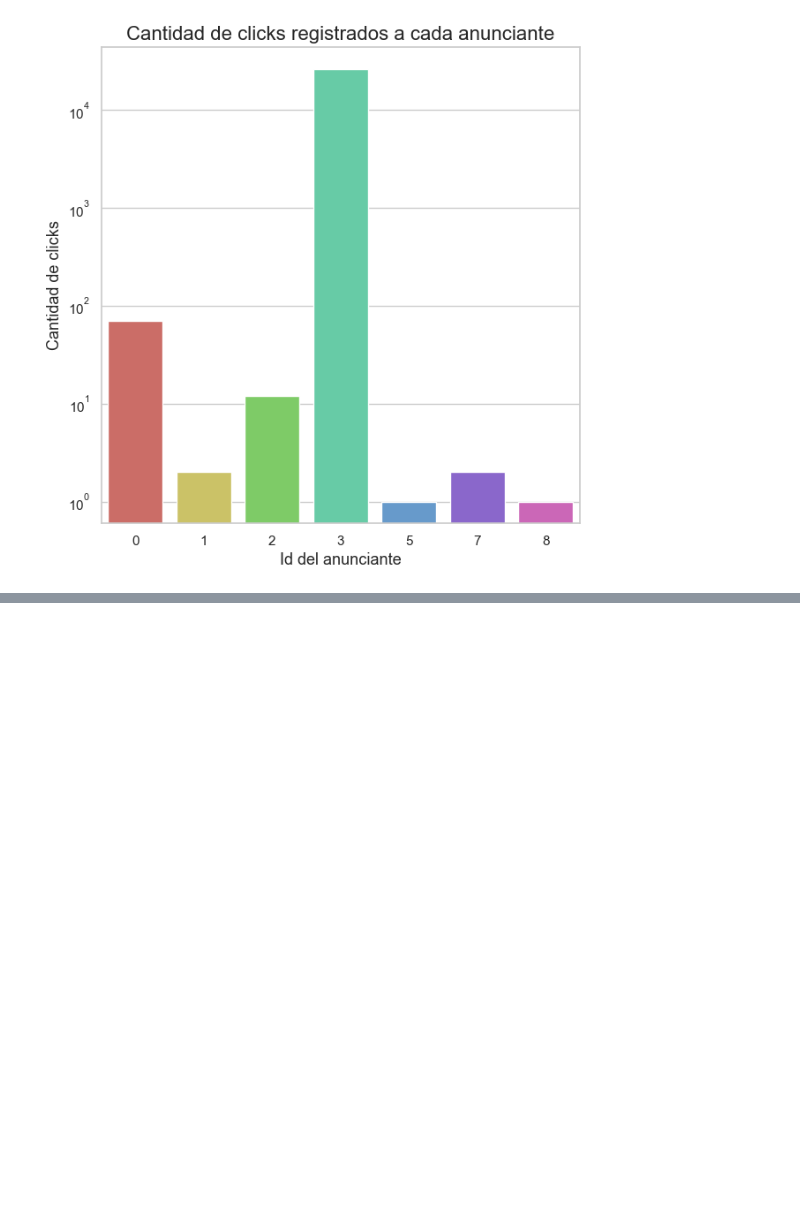
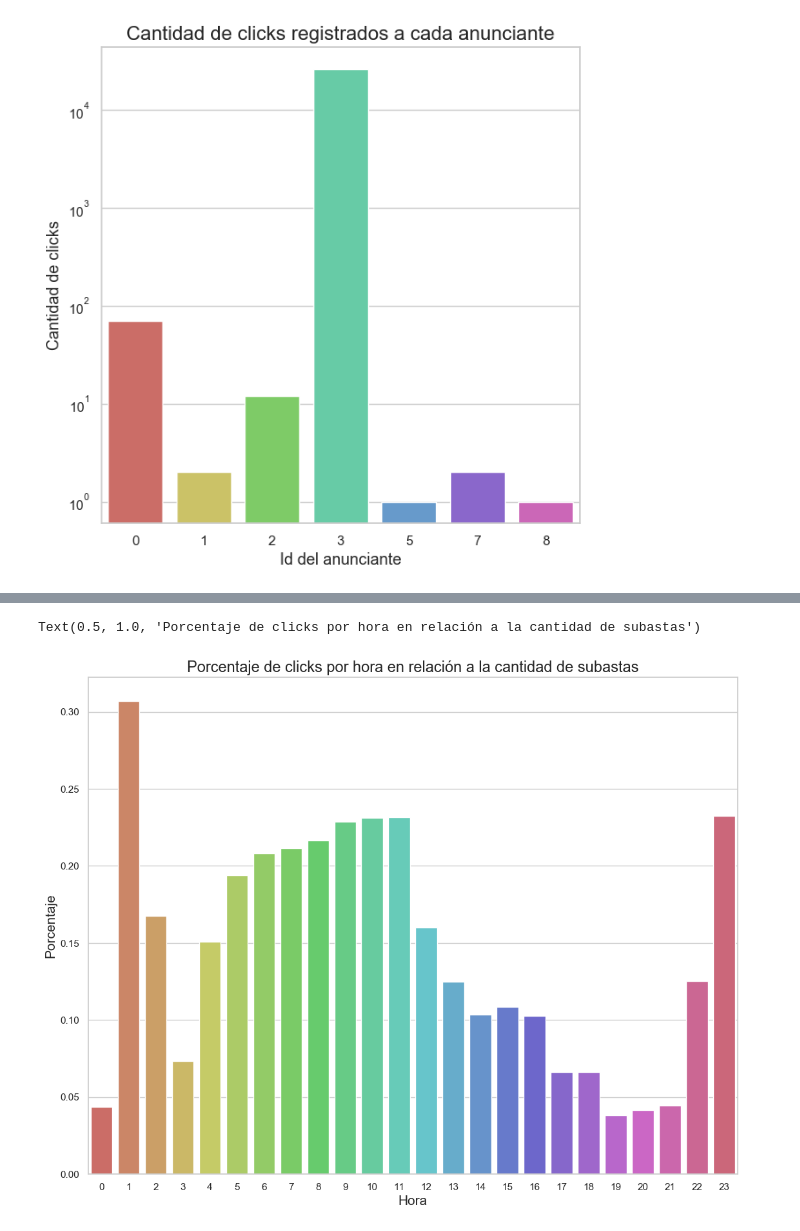
Before and after one commit to AlejandroKler/Datanesa, a Jupyter notebook: Analisis_clicks.ipynb, the cells around one changed output, grey strips where cells are left out. Cells and saved outputs as stored; diff of their text form; code cells hidden in the pictures; blank space fills up the shorter version.

```diff
--- a/Analisis_clicks.ipynb
+++ b/Analisis_clicks.ipynb
@@ -157,0 +173,20 @@ plot = horarios_clicks.hist(bins = 24, figsize = (10, 10), color = 'blue')
+# %%
+auc_x_hora = auctions.groupby(by="hora").agg({"auction_count":"count"})
+clicks_x_hora = clicks.groupby(by="hora").agg({"click_count":"count"})
+# %%
+join_por_hora = auc_x_hora.join(clicks_x_hora)
+# %%
+join_por_hora["porcentaje"] =  join_por_hora["click_count"] * 100 / join_por_hora["auction_count"]
+# %%
+plt.style.use('default')
+plt.rcParams['figure.figsize'] = (13, 10)
+
+sns.set(style="whitegrid")
+# %%
+graph = sns.barplot(x= join_por_hora.reset_index()['hora'], y = join_por_hora['porcentaje'], orient='v', palette="hls")
+graph.set_xlabel("Hora", fontsize = 15)
+graph.set_ylabel("Porcentaje", fontsize = 15)
+graph.set_title("Porcentaje de clicks por hora en relación a la cantidad de subastas", fontsize = 17)
+# %% [output]
+Text(0.5, 1.0, 'Porcentaje de clicks por hora en relación a la cantidad de subastas')
+[figure, added]
```
Also changed, not shown: parts of 17 cells of this notebook, 8 other files.
